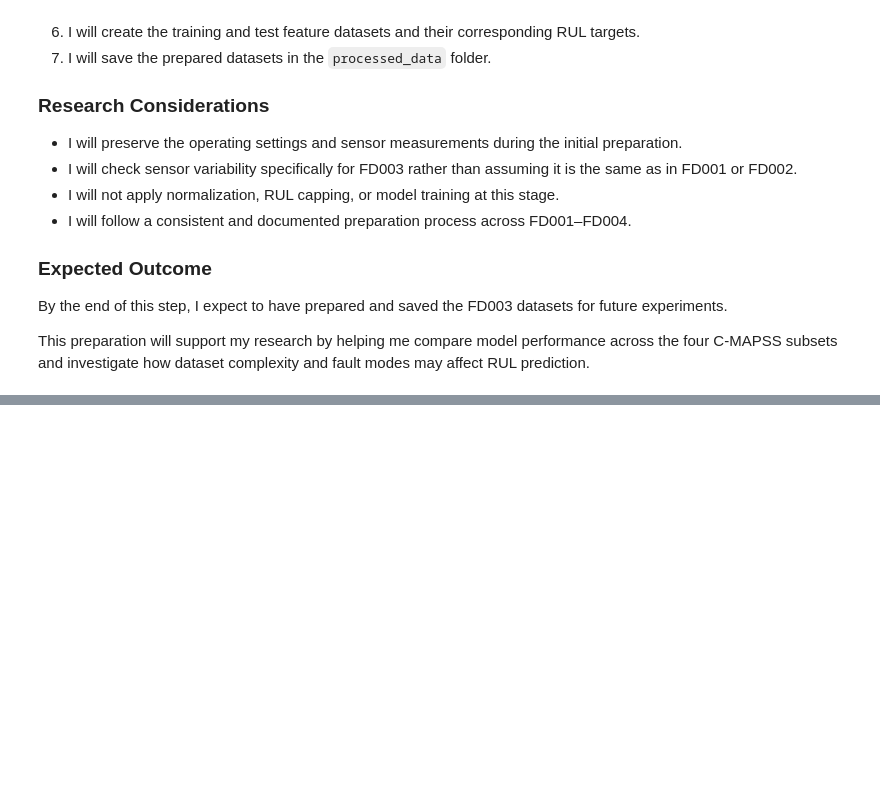
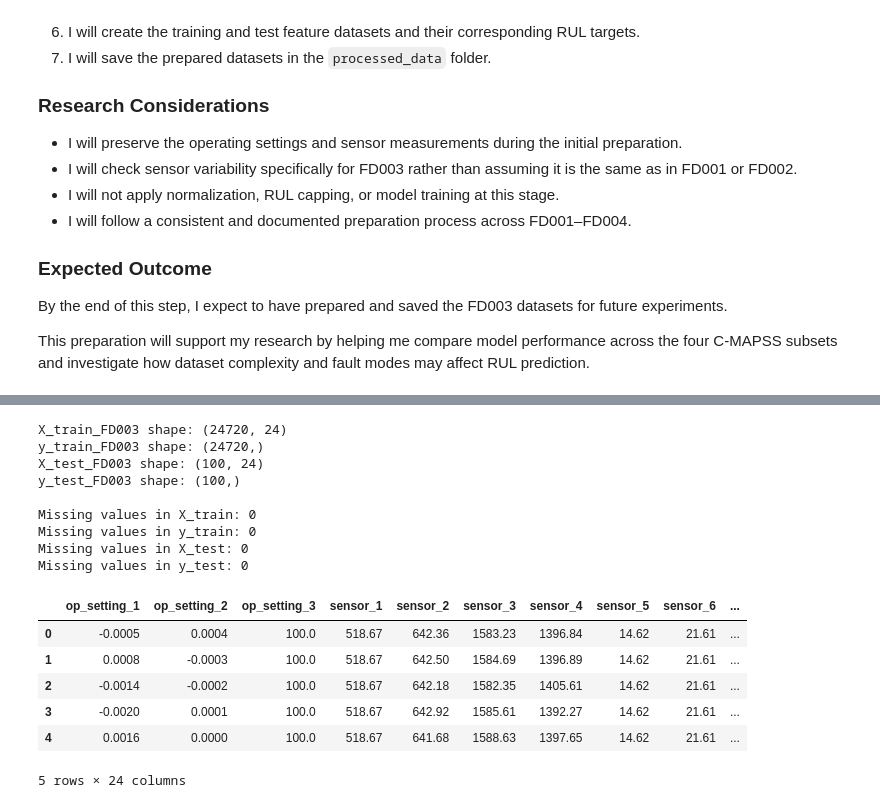
Before and after one commit to Eyasushewangizaw/C_MAPSS_RUL_Project, a Jupyter notebook: notebooks/01_CMAPSS_Data_Preparation.ipynb, the cells around one changed output, grey strips where cells are left out. Cells and saved outputs as stored; diff of their text form; code cells hidden in the pictures; blank space fills up the shorter version.

```diff
--- a/notebooks/01_CMAPSS_Data_Preparation.ipynb
+++ b/notebooks/01_CMAPSS_Data_Preparation.ipynb
@@ -1313,0 +1554,54 @@ This preparation will support my research by helping me compare model performanc
+# %%
+
+# Define features: 3 operating settings + 21 sensors
+feature_columns_FD003 = (
+    ["op_setting_1", "op_setting_2", "op_setting_3"]
+    + [f"sensor_{i}" for i in range(1, 22)]
+)
+
+# Create training features and target
+X_train_FD003 = train_FD003_clean[feature_columns_FD003].copy()
+y_train_FD003 = train_FD003_clean["RUL"].copy()
+
+# Create test features and official target
+X_test_FD003 = X_test_FD003_raw[feature_columns_FD003].copy()
+y_test_FD003 = X_test_FD003_raw["RUL"].copy()
+
+# Check shapes
+print("X_train_FD003 shape:", X_train_FD003.shape)
+print("y_train_FD003 shape:", y_train_FD003.shape)
+print("X_test_FD003 shape:", X_test_FD003.shape)
+print("y_test_FD003 shape:", y_test_FD003.shape)
+
+# Check missing values
+print("\nMissing values in X_train:",
+      X_train_FD003.isna().sum().sum())
+
+print("Missing values in y_train:",
+      y_train_FD003.isna().sum())
+
+print("Missing values in X_test:",
+      X_test_FD003.isna().sum().sum())
+
+print("Missing values in y_test:",
+      y_test_FD003.isna().sum())
+
+# Preview the training features
+display(X_train_FD003.head())
+# %% [output]
+X_train_FD003 shape: (24720, 24)
+y_train_FD003 shape: (24720,)
+X_test_FD003 shape: (100, 24)
+y_test_FD003 shape: (100,)
+
+Missing values in X_train: 0
+Missing values in y_train: 0
+Missing values in X_test: 0
+Missing values in y_test: 0
+|  | op_setting_1 | op_setting_2 | op_setting_3 | sensor_1 | sensor_2 | sensor_3 | sensor_4 | sensor_5 | sensor_6 | ... |
+| 0 | -0.0005 | 0.0004 | 100.0 | 518.67 | 642.36 | 1583.23 | 1396.84 | 14.62 | 21.61 | ... |
+| 1 | 0.0008 | -0.0003 | 100.0 | 518.67 | 642.50 | 1584.69 | 1396.89 | 14.62 | 21.61 | ... |
+| 2 | -0.0014 | -0.0002 | 100.0 | 518.67 | 642.18 | 1582.35 | 1405.61 | 14.62 | 21.61 | ... |
+| 3 | -0.0020 | 0.0001 | 100.0 | 518.67 | 642.92 | 1585.61 | 1392.27 | 14.62 | 21.61 | ... |
+| 4 | 0.0016 | 0.0000 | 100.0 | 518.67 | 641.68 | 1588.63 | 1397.65 | 14.62 | 21.61 | ... |
+5 rows × 24 columns
```
Also changed, not shown: parts of 6 cells of this notebook, 5 other files.
